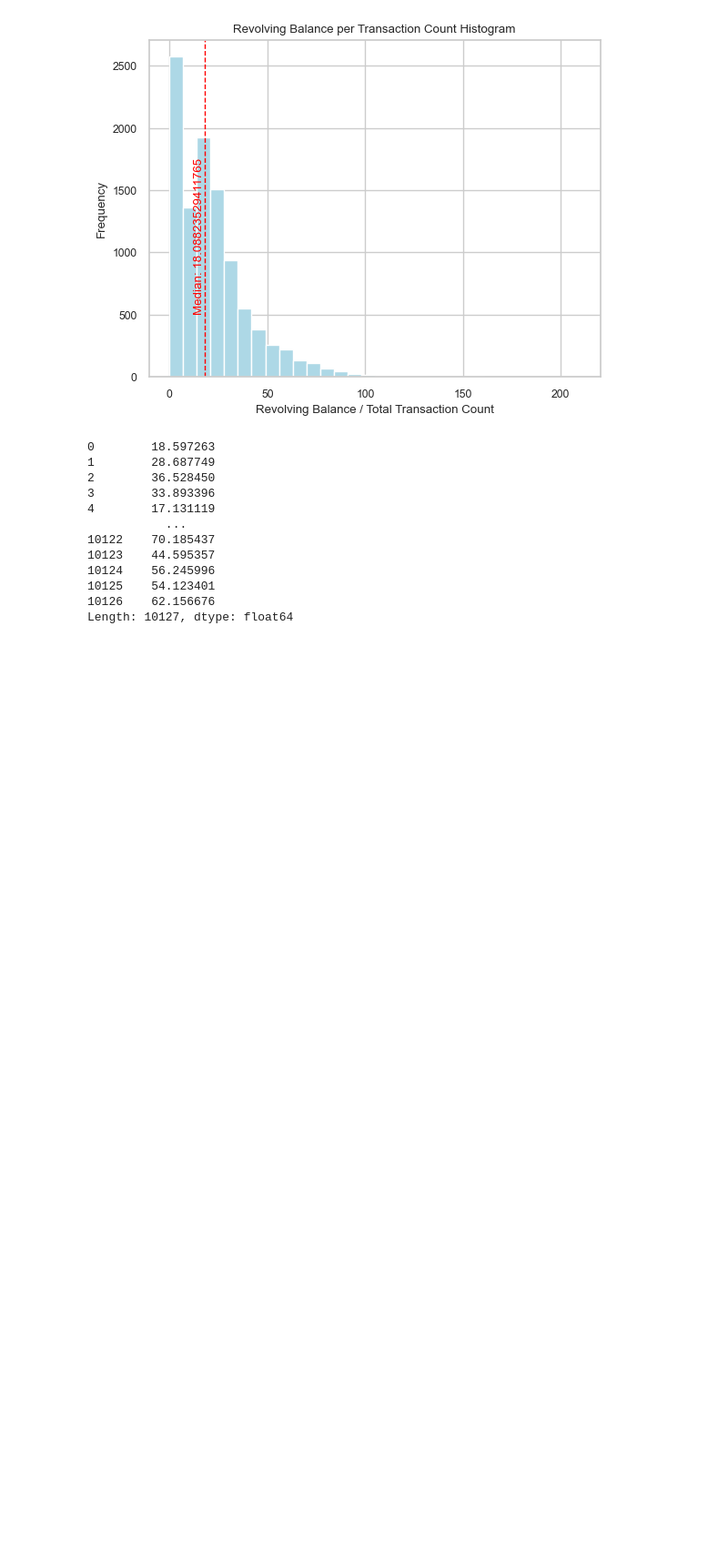
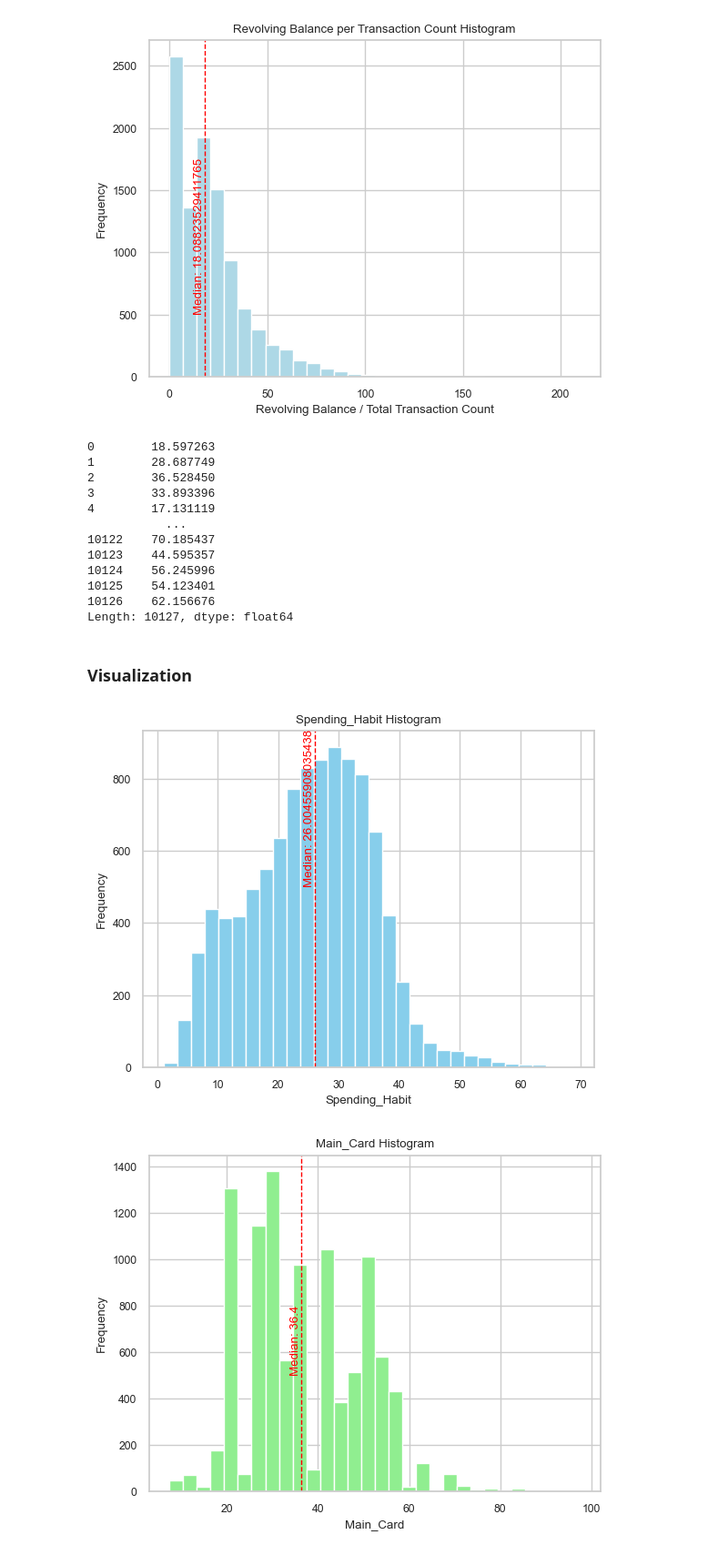
Before and after one commit to myhappydays/Programmers-Data-Analysis-2nd, a Jupyter notebook: Seokjun/Hypothesis_Test.ipynb, the cells around one changed output. Shown at 91% size. Drawn from its saved outputs; the diff is of its cells as text; code cells hidden in the pictures; blank space fills up the shorter version.

Commit message:
Data Visualization

```diff
--- a/Seokjun/Hypothesis_Test.ipynb
+++ b/Seokjun/Hypothesis_Test.ipynb
@@ -315,7 +315,7 @@ plt.show()
 [figure]
 [figure]
 # %%
-def calculate_main_card_score(df):
+def calculate_main_card(df):
     """
     Calculate the main card score.
 
@@ -421,7 +421,7 @@ plt.show()
 [figure]
 [figure]
 # %%
-def calculate_financial_literacy_score(df):
+def calculate_financial_literacy(df):
     """
     Calculate the financial literacy score.
 
@@ -540,7 +540,7 @@ plt.show()
 [figure]
 [figure]
 # %%
-def calculate_valuable_customer_score(df):
+def calculate_valuable_customer(df):
     """
     Calculate the valuable customer score.
 
@@ -600,3 +600,53 @@ calculate_valuable_customer_score(df=df)
 10125    54.123401
 10126    62.156676
 Length: 10127, dtype: float64
+# %% [markdown]
+### Visualization
+# %%
+Spending_Habit = calculate_spending_habit(df=df)
+Main_Card = calculate_main_card(df=df)
+Financial_Literacy = calculate_financial_literacy(df=df)
+Valuable_Customer = calculate_valuable_customer(df=df)
+# %%
+# Spending_Habit
+plt.hist(Spending_Habit, bins=30, color='skyblue')
+plt.title('Spending_Habit Histogram')
+plt.xlabel('Spending_Habit')
+plt.ylabel('Frequency')
+median = Spending_Habit.median()
+plt.axvline(median, color='red', linestyle='dashed', linewidth=1)
+plt.text(median, 500, f'Median: {median}', rotation=90, va='bottom', ha='right', color='red')
+plt.show()
+
+# Main_Card
+plt.hist(Main_Card, bins=30, color='lightgreen')
+plt.title('Main_Card Histogram')
+plt.xlabel('Main_Card')
+plt.ylabel('Frequency')
+median = Main_Card.median()
+plt.axvline(median, color='red', linestyle='dashed', linewidth=1)
+plt.text(median, 500, f'Median: {median}', rotation=90, va='bottom', ha='right', color='red')
+plt.show()
+
+# Financial_Literacy
+plt.hist(Financial_Literacy, bins=30, color='lightcoral')
+plt.title('Financial_Literacy Histogram')
+plt.xlabel('Financial_Literacy')
+plt.ylabel('Frequency')
+median = Financial_Literacy.median()
+plt.axvline(median, color='red', linestyle='dashed', linewidth=1)
+plt.text(median, 500, f'Median: {median}', rotation=90, va='bottom', ha='right', color='red')
+plt.show()
+
+# Valuable_Customer
+plt.hist(Valuable_Customer, bins=30, color='gold')
+plt.title('Valuable_Customer Histogram')
+plt.xlabel('Valuable_Customer')
+plt.ylabel('Frequency')
+median = Valuable_Customer.median()
+plt.axvline(median, color='red', linestyle='dashed', linewidth=1)
+plt.text(median, 500, f'Median: {median}', rotation=90, va='bottom', ha='right', color='red')
+plt.show()
+# %% [output]
+[figure, added]
+[figure, added]
```
Also changed, not shown: parts of 6 cells of this notebook.
